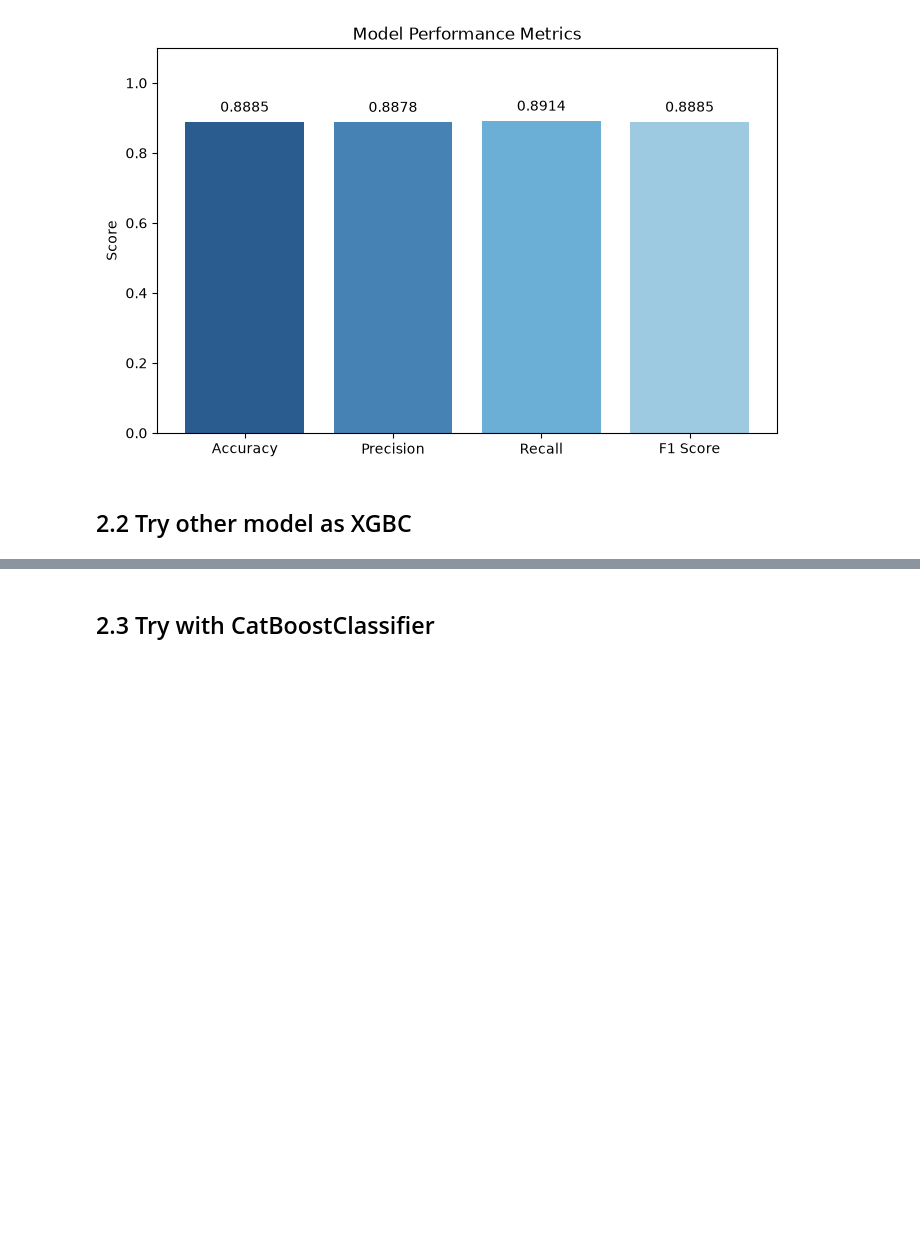
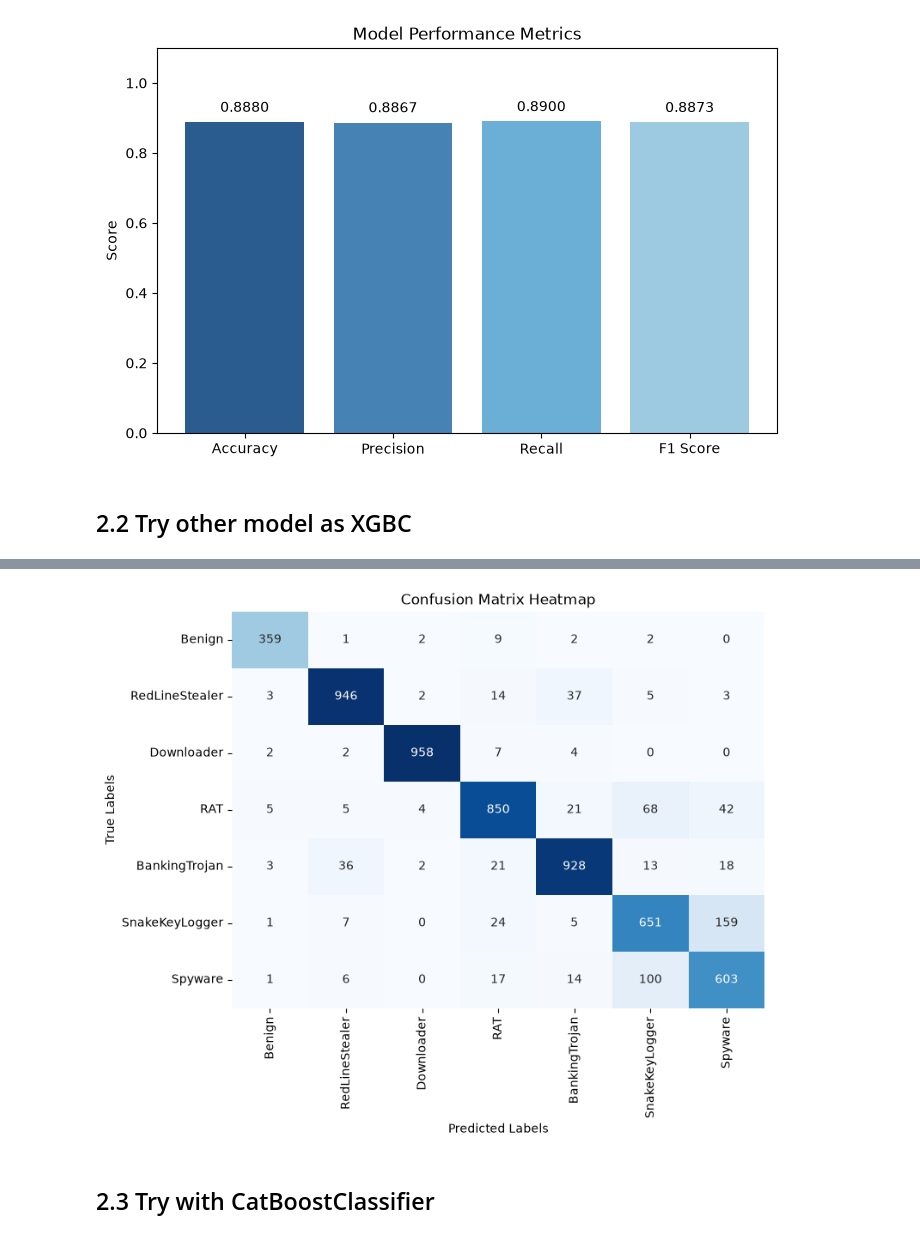
Before and after one commit to blastvious/Learning-Background-Knowledge-, a Jupyter notebook: Mini_project/ML_Project_malware/Malware_detection.ipynb, the cells around one changed output, grey strips where cells are left out. Drawn from its saved outputs; the diff is of its cells as text; code cells hidden in the pictures; blank space fills up the shorter version.

```diff
--- a/Mini_project/ML_Project_malware/Malware_detection.ipynb
+++ b/Mini_project/ML_Project_malware/Malware_detection.ipynb
@@ -276,7 +363,7 @@ plt.show()
 from xgboost import XGBClassifier
 
 model_XGB = XGBClassifier(
-    n_estimators=500,
+    n_estimators=600,
     max_depth=8,
     learning_rate=0.05,
     subsample=0.8,
@@ -320,3 +407,7 @@ Recall   : 0.8879
+# %%
+display_confusion_matrix(cf, class_names)
+# %% [output]
+[figure, added]
 # %% [markdown]
 ## 2.3 Try with CatBoostClassifier
 # %%
```
Also changed, not shown: parts of 24 cells of this notebook, 5 other files.
